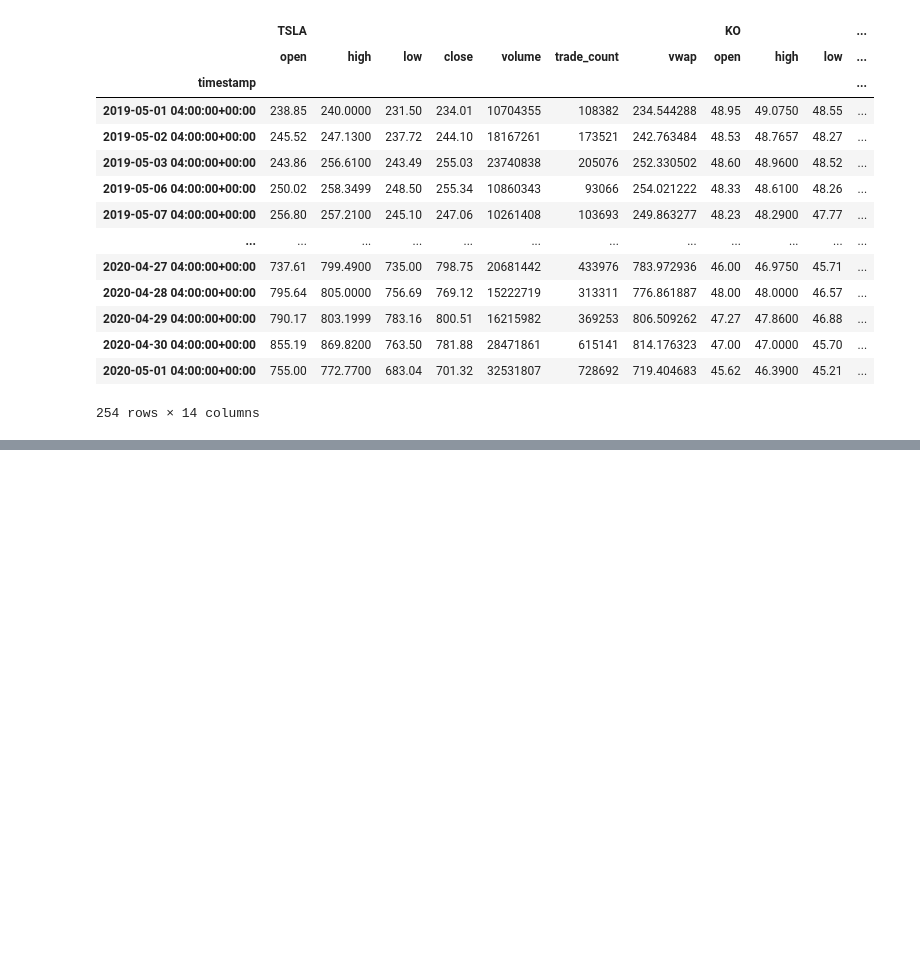
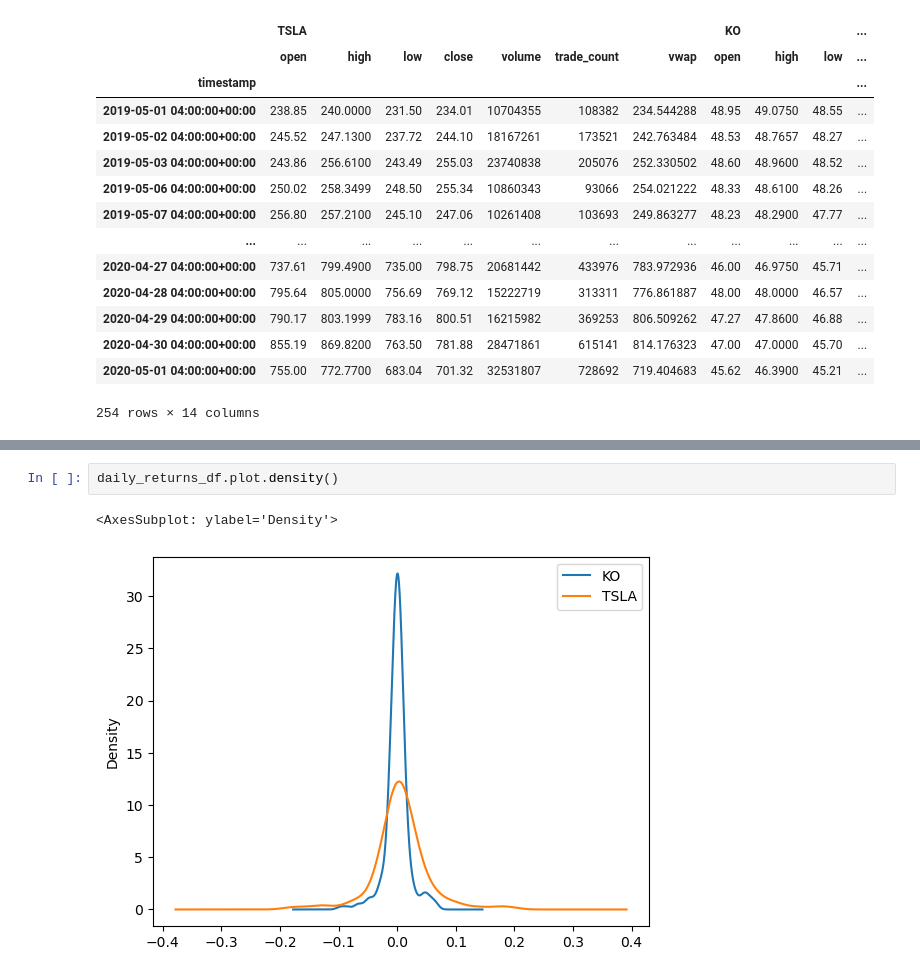
Before and after one commit to SkyRanger05/Online-Course-12-12-22, a Jupyter notebook: UC_BERKLEY_BOOTCAMP_FinTech_coding-exercises/Module5/prob_distr.ipynb, the cells around one changed output, grey strips where cells are left out. Saved outputs shown, nothing was run; the diff lists cells and outputs as text; blank space fills up the shorter version.

```diff
--- a/UC_BERKLEY_BOOTCAMP_FinTech_coding-exercises/Module5/prob_distr.ipynb
+++ b/UC_BERKLEY_BOOTCAMP_FinTech_coding-exercises/Module5/prob_distr.ipynb
@@ -79,0 +136,5 @@ prices_df
+# %%
+daily_returns_df.plot.density()
+# %% [output]
+<AxesSubplot: ylabel='Density'>
+[figure, added]
```
Also changed, not shown: parts of 4 cells of this notebook.
